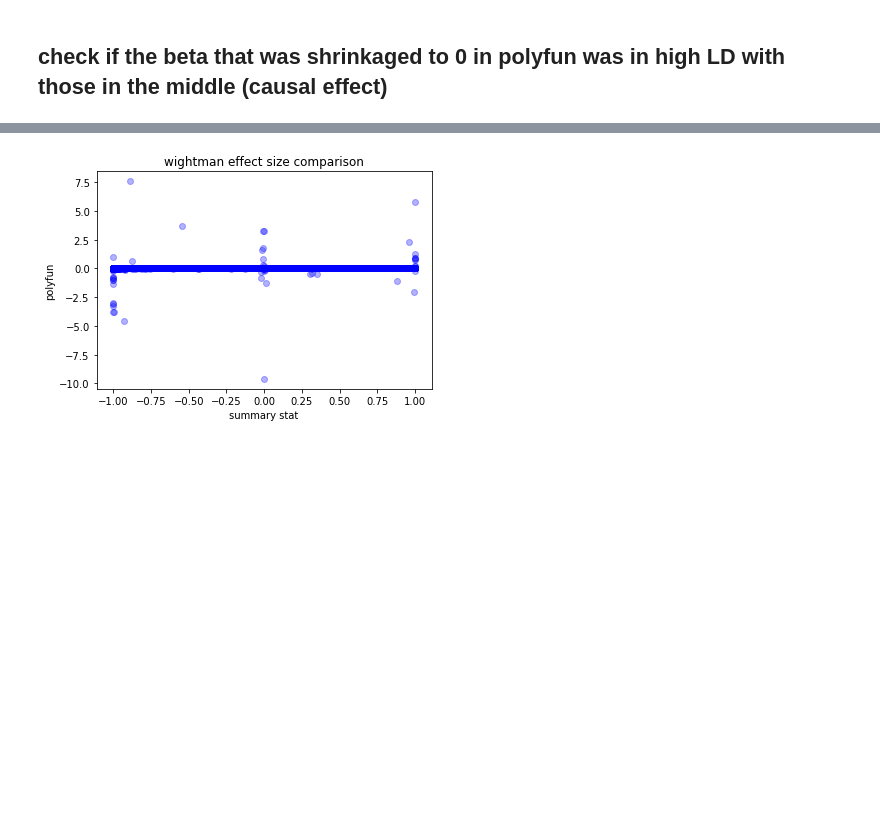
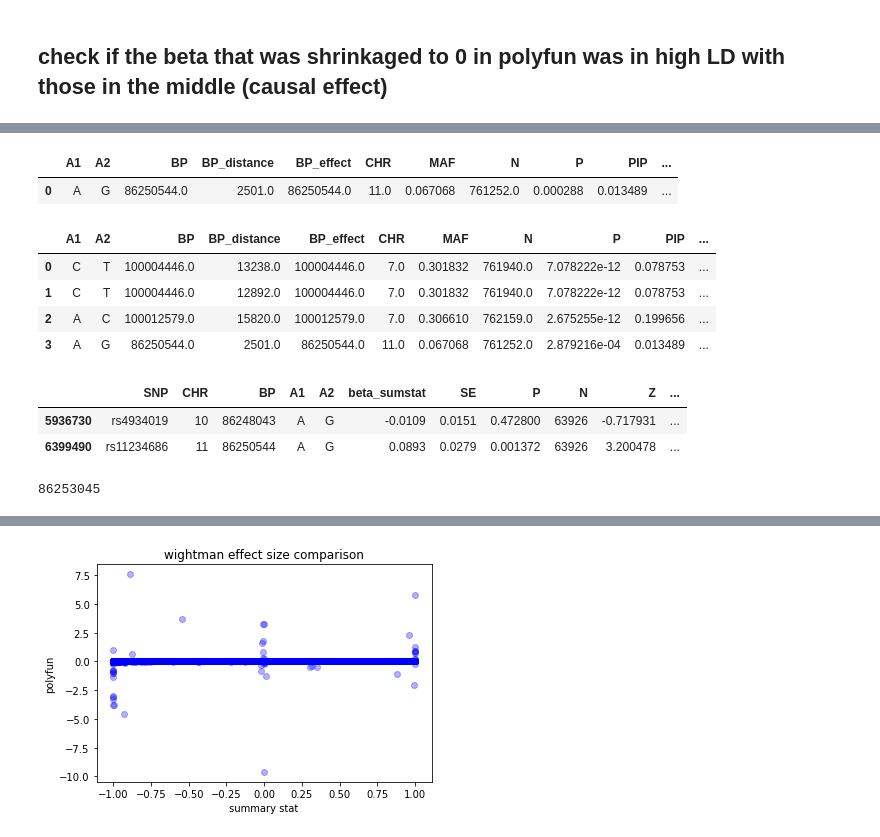
Before and after one commit to teresa-sansan/ADSP_polyfun, a Jupyter notebook: analysis/check_sumstat_beta.ipynb, the cells around one changed output, grey strips where cells are left out. Saved outputs shown, nothing was run; the diff lists cells and outputs as text; code cells hidden in the pictures; blank space fills up the shorter version.

```diff
--- a/analysis/check_sumstat_beta.ipynb
+++ b/analysis/check_sumstat_beta.ipynb
@@ -133,0 +279,23 @@ def get_interested_variant(df, chr_start = 1, chr_end = 22):
+# %%
+check_kunkle[0]
+# %% [output]
+|  | A1 | A2 | BP | BP_distance | BP_effect | CHR | MAF | N | P | PIP | ... |
+| 0 | A | G | 86250544.0 | 2501.0 | 86250544.0 | 11.0 | 0.067068 | 761252.0 | 0.000288 | 0.013489 | ... |
+# %%
+check_wightman[0]
+# %% [output]
+|  | A1 | A2 | BP | BP_distance | BP_effect | CHR | MAF | N | P | PIP | ... |
+| 0 | C | T | 100004446.0 | 13238.0 | 100004446.0 | 7.0 | 0.301832 | 761940.0 | 7.078222e-12 | 0.078753 | ... |
+| 1 | C | T | 100004446.0 | 12892.0 | 100004446.0 | 7.0 | 0.301832 | 761940.0 | 7.078222e-12 | 0.078753 | ... |
+| 2 | A | C | 100012579.0 | 15820.0 | 100012579.0 | 7.0 | 0.306610 | 762159.0 | 2.675255e-12 | 0.199656 | ... |
+| 3 | A | G | 86250544.0 | 2501.0 | 86250544.0 | 11.0 | 0.067068 | 761252.0 | 2.879216e-04 | 0.013489 | ... |
+# %%
+merge_kunkle[(merge_kunkle.BP == 86250544) | (merge_kunkle.BP == 86248043)| (merge_kunkle.BP ==86253045)]
+# %% [output]
+|  | SNP | CHR | BP | A1 | A2 | beta_sumstat | SE | P | N | Z | ... |
+| 5936730 | rs4934019 | 10 | 86248043 | A | G | -0.0109 | 0.0151 | 0.472800 | 63926 | -0.717931 | ... |
+| 6399490 | rs11234686 | 11 | 86250544 | A | G | 0.0893 | 0.0279 | 0.001372 | 63926 | 3.200478 | ... |
+# %%
+86250544+2501
+# %% [output]
+86253045
```
Also changed, not shown: parts of 20 cells of this notebook.
